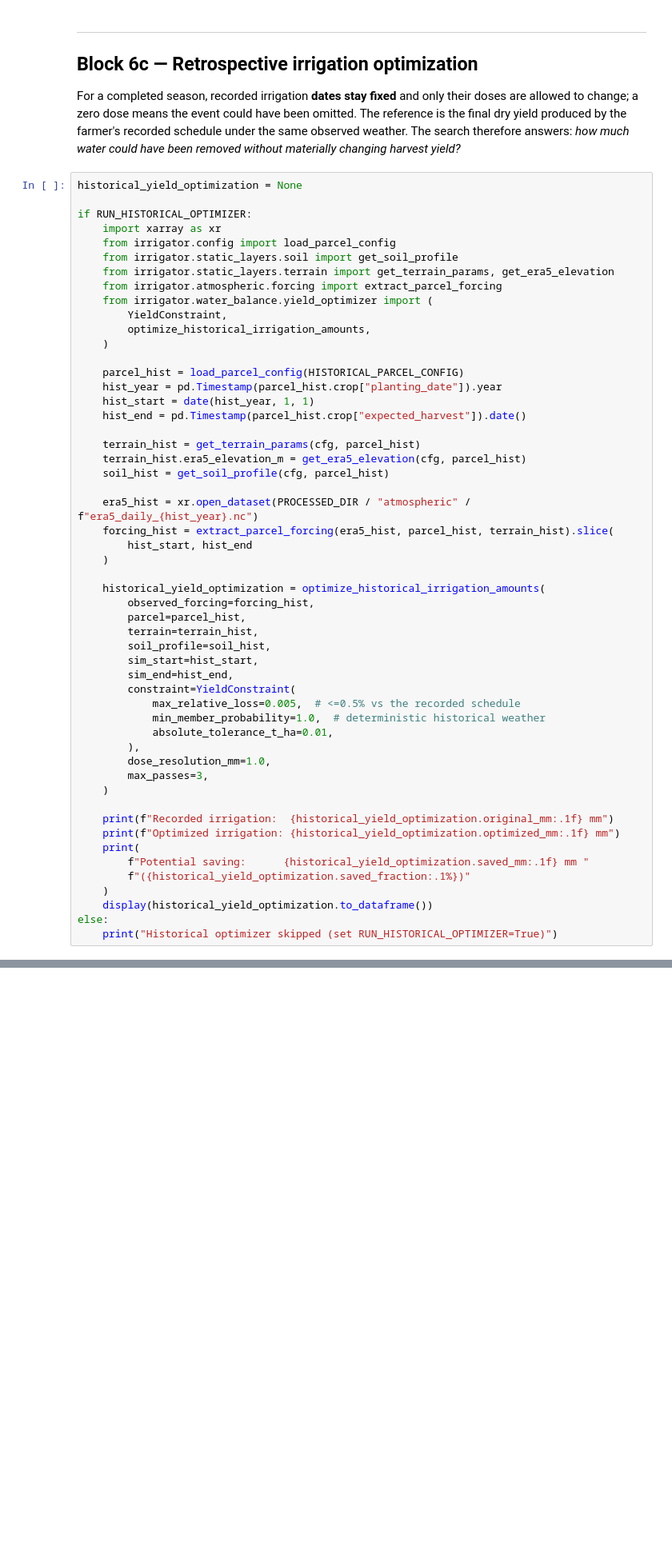
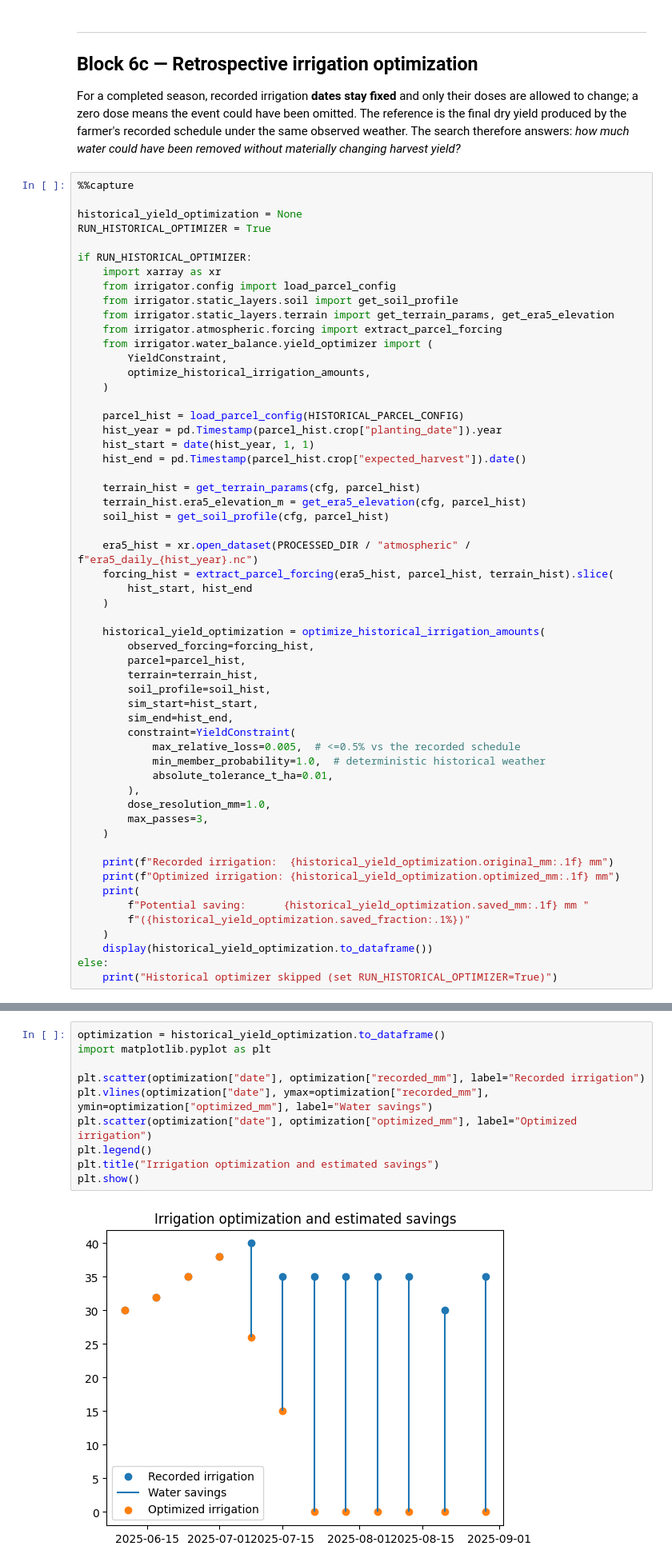
Before and after one commit to Catmosphere314/IrriGator, a Jupyter notebook: notebook/66_full_pipeline_acquacrop.ipynb, the cells around one changed output, grey strips where cells are left out. Shown at 80% size. Drawn from its saved outputs; the diff is of its cells as text; blank space fills up the shorter version.

```diff
--- a/notebook/66_full_pipeline_acquacrop.ipynb
+++ b/notebook/66_full_pipeline_acquacrop.ipynb
@@ -1088,7 +1071,10 @@ final dry yield produced by the farmer's recorded schedule under the same observ
 The search therefore answers: *how much water could have been removed without materially
 changing harvest yield?*
 # %%
+%%capture
+
 historical_yield_optimization = None
+RUN_HISTORICAL_OPTIMIZER = True
 
 if RUN_HISTORICAL_OPTIMIZER:
     import xarray as xr
@@ -1143,3 +1147,15 @@ else:
+# %%
+optimization = historical_yield_optimization.to_dataframe()
+import matplotlib.pyplot as plt
+
+plt.scatter(optimization["date"], optimization["recorded_mm"], label="Recorded irrigation")
+plt.vlines(optimization["date"], ymax=optimization["recorded_mm"], ymin=optimization["optimized_mm"], label="Water savings")
+plt.scatter(optimization["date"], optimization["optimized_mm"], label="Optimized irrigation")
+plt.legend()
+plt.title("Irrigation optimization and estimated savings")
+plt.show()
+# %% [output]
+[figure, added]
 # %% [markdown]
 ---
 ## Summary: data flow
```
Also changed, not shown: parts of 18 cells of this notebook, 1 other file.
